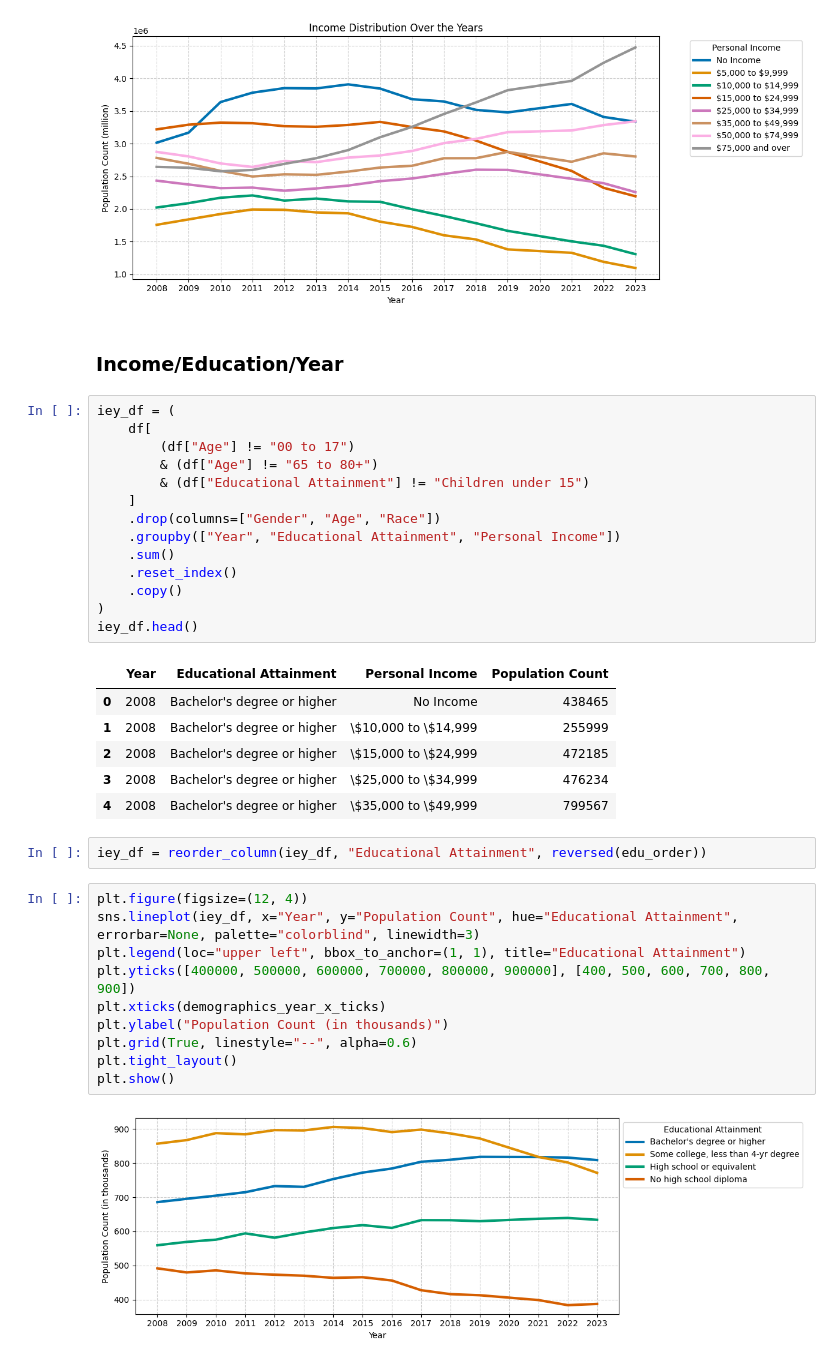
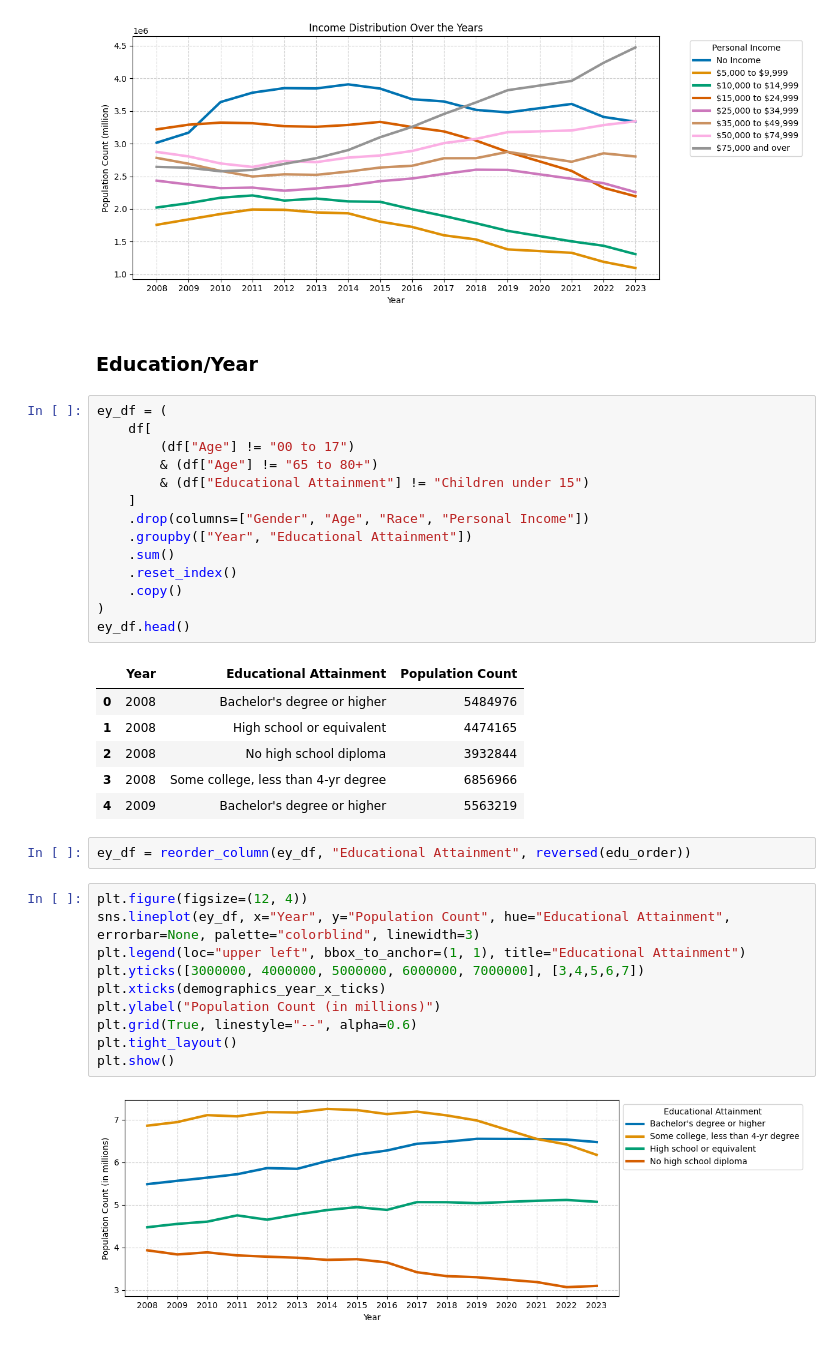
Before and after one commit to ibrahimmkhalid/housing-crisis-california-project, a Jupyter notebook: 3_python_visualizations.ipynb, the cells around one changed output. Drawn from its saved outputs; the diff is of its cells as text.

```diff
--- a/3_python_visualizations.ipynb
+++ b/3_python_visualizations.ipynb
@@ -368,40 +423,40 @@ plt.show()
 # %% [output]
 [figure]
 # %% [markdown]
-### Income/Education/Year
+### Education/Year
 # %%
-iey_df = (
+ey_df = (
     df[
         (df["Age"] != "00 to 17")
         & (df["Age"] != "65 to 80+")
         & (df["Educational Attainment"] != "Children under 15")
     ]
-    .drop(columns=["Gender", "Age", "Race"])
-    .groupby(["Year", "Educational Attainment", "Personal Income"])
+    .drop(columns=["Gender", "Age", "Race", "Personal Income"])
+    .groupby(["Year", "Educational Attainment"])
     .sum()
     .reset_index()
     .copy()
 )
-iey_df.head()
+ey_df.head()
 # %% [output]
-|  | Year | Educational Attainment | Personal Income | Population Count |
-| 0 | 2008 | Bachelor's degree or higher | No Income | 438465 |
-| 1 | 2008 | Bachelor's degree or higher | \$10,000 to \$14,999 | 255999 |
-| 2 | 2008 | Bachelor's degree or higher | \$15,000 to \$24,999 | 472185 |
-| 3 | 2008 | Bachelor's degree or higher | \$25,000 to \$34,999 | 476234 |
-| 4 | 2008 | Bachelor's degree or higher | \$35,000 to \$49,999 | 799567 |
+|  | Year | Educational Attainment | Population Count |
+| 0 | 2008 | Bachelor's degree or higher | 5484976 |
+| 1 | 2008 | High school or equivalent | 4474165 |
+| 2 | 2008 | No high school diploma | 3932844 |
+| 3 | 2008 | Some college, less than 4-yr degree | 6856966 |
+| 4 | 2009 | Bachelor's degree or higher | 5563219 |
 # %%
-iey_df = reorder_column(iey_df, "Educational Attainment", reversed(edu_order))
+ey_df = reorder_column(ey_df, "Educational Attainment", reversed(edu_order))
 # %%
 plt.figure(figsize=(12, 4))
-sns.lineplot(iey_df, x="Year", y="Population Count", hue="Educational Attainment", errorbar=None, palette="colorblind", linewidth=3)
+sns.lineplot(ey_df, x="Year", y="Population Count", hue="Educational Attainment", errorbar=None, palette="colorblind", linewidth=3)
 plt.legend(loc="upper left", bbox_to_anchor=(1, 1), title="Educational Attainment")
-plt.yticks([400000, 500000, 600000, 700000, 800000, 900000], [400, 500, 600, 700, 800, 900])
+plt.yticks([3000000, 4000000, 5000000, 6000000, 7000000], [3,4,5,6,7])
 plt.xticks(demographics_year_x_ticks)
-plt.ylabel("Population Count (in thousands)")
+plt.ylabel("Population Count (in millions)")
 plt.grid(True, linestyle="--", alpha=0.6)
 plt.tight_layout()
 plt.show()
 # %% [output]
-[figure, old version]
+[figure, new version]
 # %% [markdown]
```
Also changed, not shown: parts of 12 cells of this notebook.
